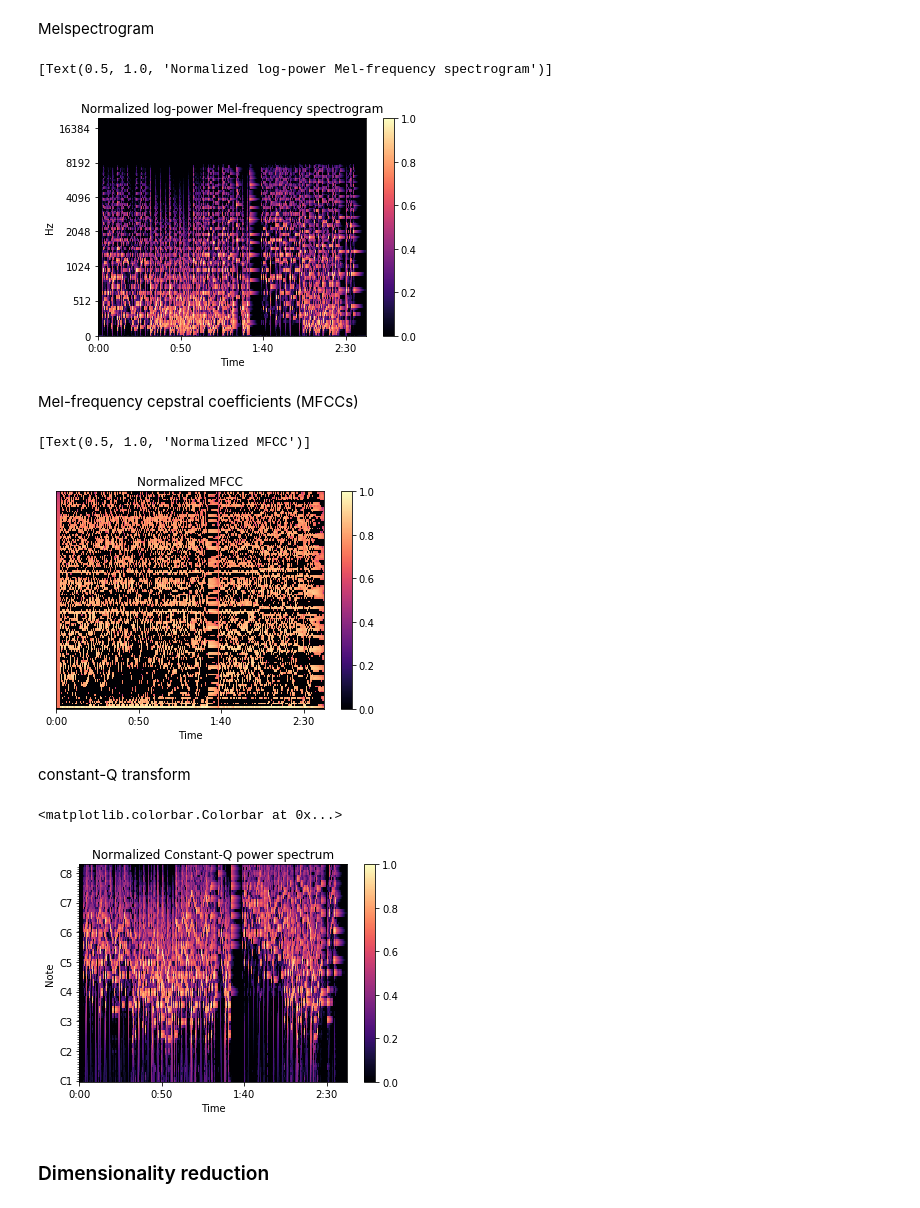
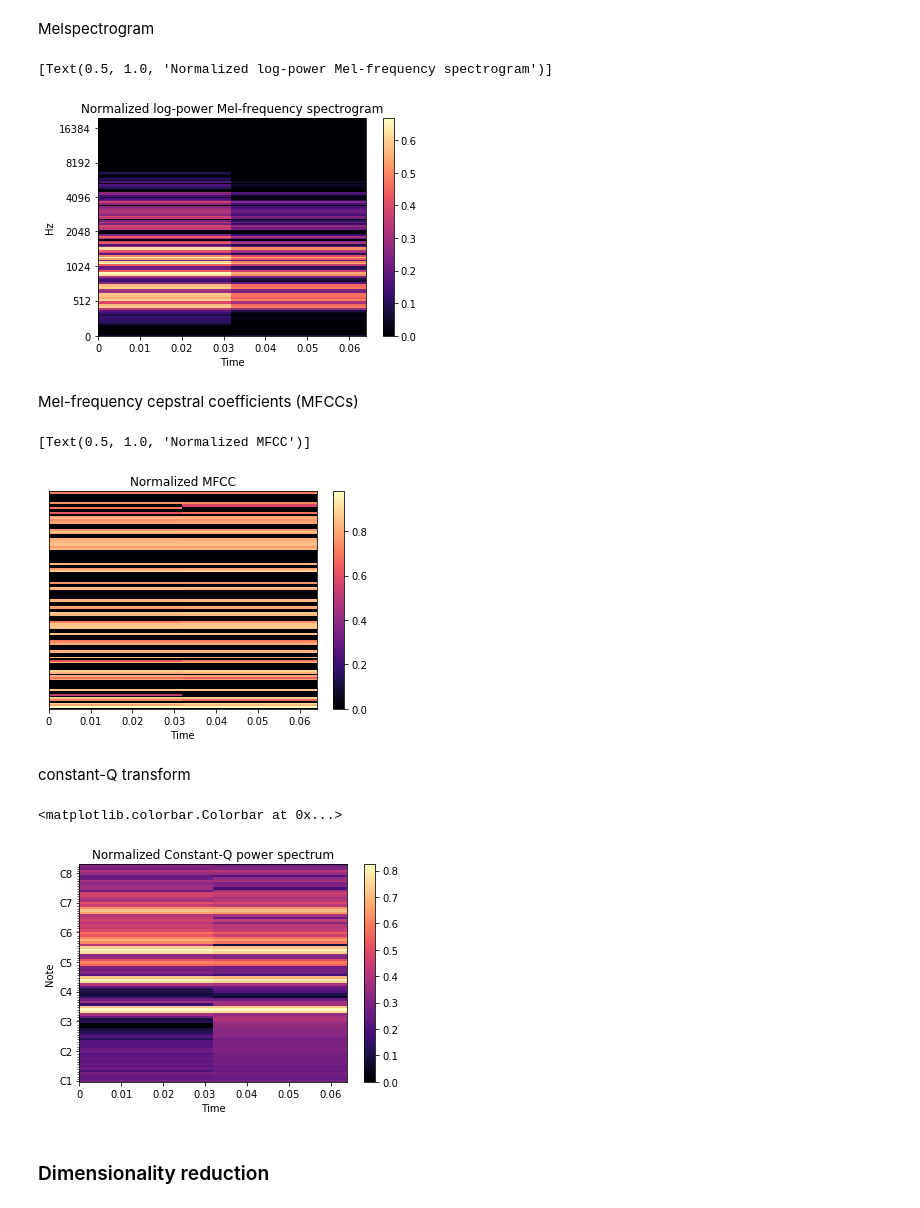
Before and after one commit to asahicantu/DAT5502021, a Jupyter notebook: dat550-2021-final-project.ipynb, the cells around one changed output. Drawn from its saved outputs; the diff is of its cells as text; code cells hidden in the pictures.

```diff
--- a/dat550-2021-final-project.ipynb
+++ b/dat550-2021-final-project.ipynb
@@ -294,32 +262,32 @@ import librosa.display
 Melspectrogram
 # %%
 fig, ax = plt.subplots()
-img = librosa.display.specshow(X_melspec[0], x_axis='time', y_axis='mel', sr=SAMPLE_RATE, fmax=20000, ax=ax)
+img = librosa.display.specshow(X_melspec_train[100], x_axis='time', y_axis='mel', sr=SAMPLE_RATE, fmax=20000, ax=ax)
 fig.colorbar(img, ax=ax)
 ax.set(title='Normalized log-power Mel-frequency spectrogram')
 # %% [output]
 [Text(0.5, 1.0, 'Normalized log-power Mel-frequency spectrogram')]
-[figure, old version]
+[figure, new version]
 # %% [markdown]
 Mel-frequency cepstral coefficients (MFCCs)
 # %%
 fig, ax = plt.subplots()
-img = librosa.display.specshow(X_mfcc[0], x_axis='time', sr=SAMPLE_RATE, ax=ax)
+img = librosa.display.specshow(X_mfcc_train[100], x_axis='time', sr=SAMPLE_RATE, ax=ax)
 fig.colorbar(img, ax=ax)
 ax.set(title='Normalized MFCC')
 # %% [output]
 [Text(0.5, 1.0, 'Normalized MFCC')]
-[figure, old version]
+[figure, new version]
 # %% [markdown]
 constant-Q transform
 # %%
 fig, ax = plt.subplots()
-img = librosa.display.specshow(X_cqt[0], sr=SAMPLE_RATE, x_axis='time', y_axis='cqt_note', ax=ax)
+img = librosa.display.specshow(X_cqt_train[100], sr=SAMPLE_RATE, x_axis='time', y_axis='cqt_note', ax=ax)
 ax.set_title('Normalized Constant-Q power spectrum')
 fig.colorbar(img, ax=ax)
 # %% [output]
 <matplotlib.colorbar.Colorbar at 0x...>
-[figure, old version]
+[figure, new version]
 # %% [markdown]
 ### Dimensionality reduction
 # %% [markdown]
```
Also changed, not shown: parts of 20 cells of this notebook.
